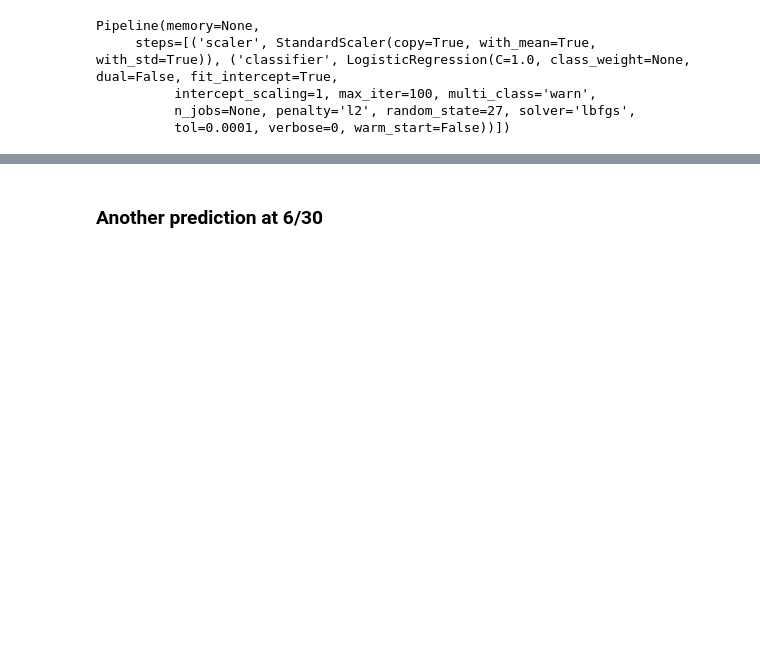
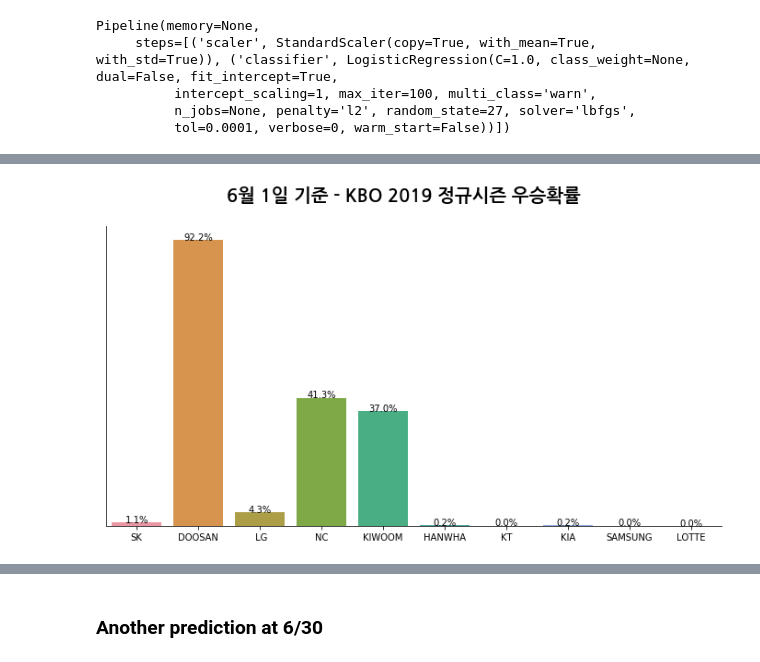
Before and after one commit to Teosoft7/predict_kbo, a Jupyter notebook: predict_kbo.ipynb, the cells around one changed output, grey strips where cells are left out. Saved outputs shown, nothing was run; the diff lists cells and outputs as text; code cells hidden in the pictures; blank space fills up the shorter version.

```diff
--- a/predict_kbo.ipynb
+++ b/predict_kbo.ipynb
@@ -144,7 +127,7 @@ win_y = df['WIN']
 post_y = df['POST']
 # %%
 # Only pick the features with Ratio because it is middle of season
-ratio_X = df[['AVG', 'OPS', 'RISP', 'PH-BA', 'ERA', 'WHIP', 'FPCT', 'CS%', 'SB%']]
+ratio_X = df[features]
 # %%
 # Split data set for train & test model
 X_train, X_test, y_train, y_test = train_test_split(ratio_X, win_y, test_size=.2)
@@ -154,7 +137,8 @@ X_train, X_test, y_train, y_test = train_test_split(ratio_X, win_y, test_size=.2
 # Set pipeline with SS & Log_Regressor
 pipeline = Pipeline([
     ('scaler', StandardScaler()),
-    ('classifier', LogisticRegression(solver='lbfgs', random_state=27))
+    ('classifier', LogisticRegression(solver='lbfgs',
+                                      random_state=27))
 ])
 # %%
 pipeline.fit(X_train, y_train)
@@ -327,0 +245,21 @@ weighted avg       0.71      0.71      0.70        17
+# %%
+# Draw chart with Seaborn
+fig, ax = plt.subplots(figsize=(12, 6))
+sns.barplot(x=list(predicts.keys()), y=list(predicts.values()), ax=ax)
+sns.despine(fig)
+
+ax.grid(False)
+ax.set_yticks([])
+
+fig.suptitle('6월 1일 기준 - KBO 2019 정규시즌 우승확률', fontproperties=title_font)
+
+for rect in ax.patches:
+    y_value = rect.get_height()
+    x_value = rect.get_x() + rect.get_width() / 2
+
+    label = '{:.1f}%'.format(y_value)
+    plt.annotate(label, (x_value, y_value), ha='center', fontsize=10)
+
+plt.show()
+# %% [output]
+[figure, added]
```
Also changed, not shown: parts of 79 cells of this notebook, 2 other files.
